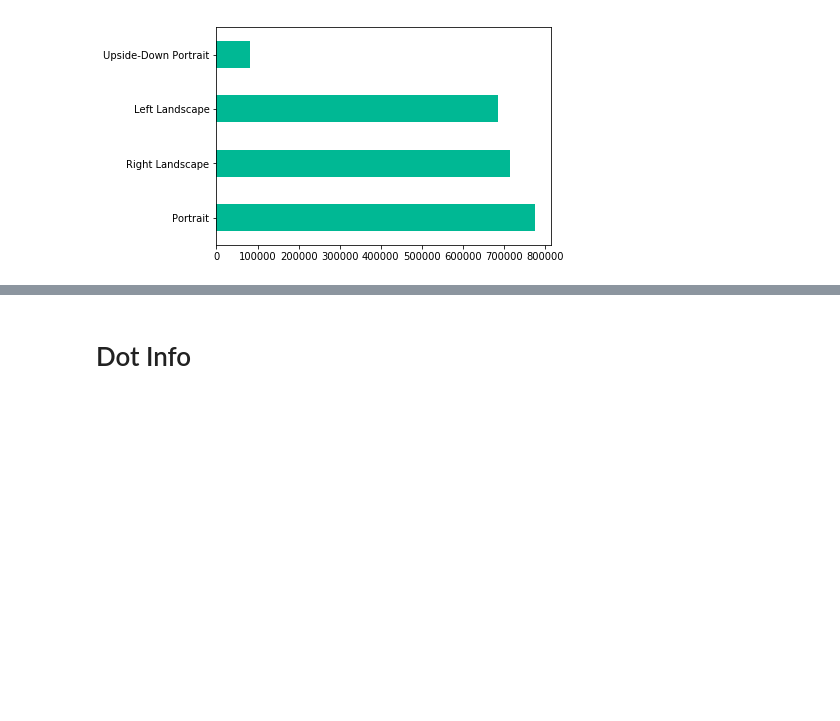
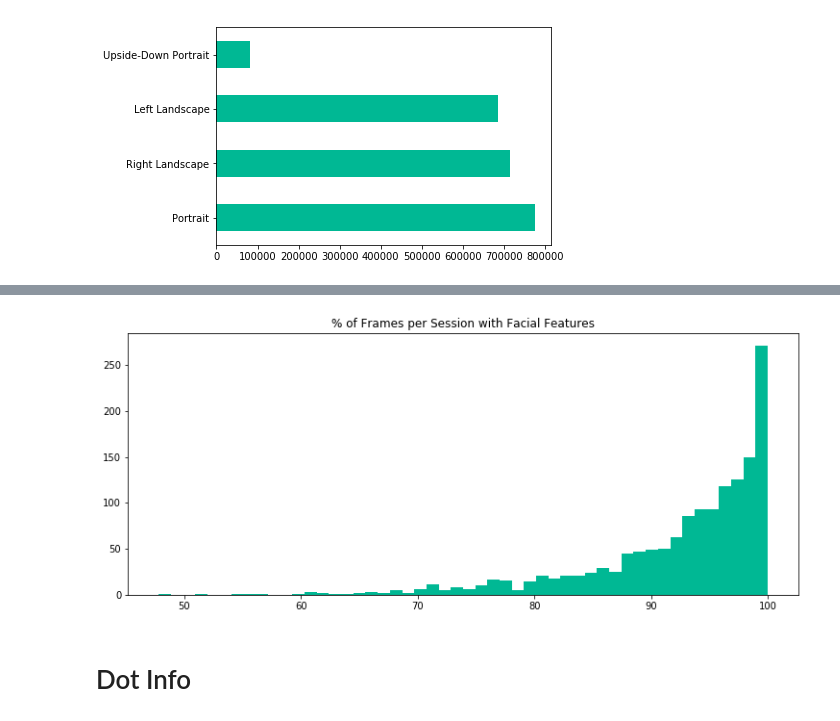
Before and after one commit to rcdilorenzo/inspector-lestrade, a Jupyter notebook: eye-tracking-eda.ipynb, the cells around one changed output, grey strips where cells are left out. Saved outputs shown, nothing was run; the diff lists cells and outputs as text; code cells hidden in the pictures; blank space fills up the shorter version.

```diff
--- a/eye-tracking-eda.ipynb
+++ b/eye-tracking-eda.ipynb
@@ -184,3 +202,16 @@ plt.show()
+# %%
+(capture_df
+    .groupby('SessionID')['faceGrid.IsValid']
+    .agg(['sum', 'count'])
+    .agg(lambda x: 100 * x[0] / x[1], axis='columns').hist(
+        color='#00b894', grid=False, bins=50))
+
+plt.title('% of Frames per Session with Facial Features')
+plt.show()
+
+mpl.rcParams['figure.figsize'] = original_size
+# %% [output]
+[figure, added]
 # %% [markdown]
 # Dot Info
 # %%
```
Also changed, not shown: parts of 9 cells of this notebook.
